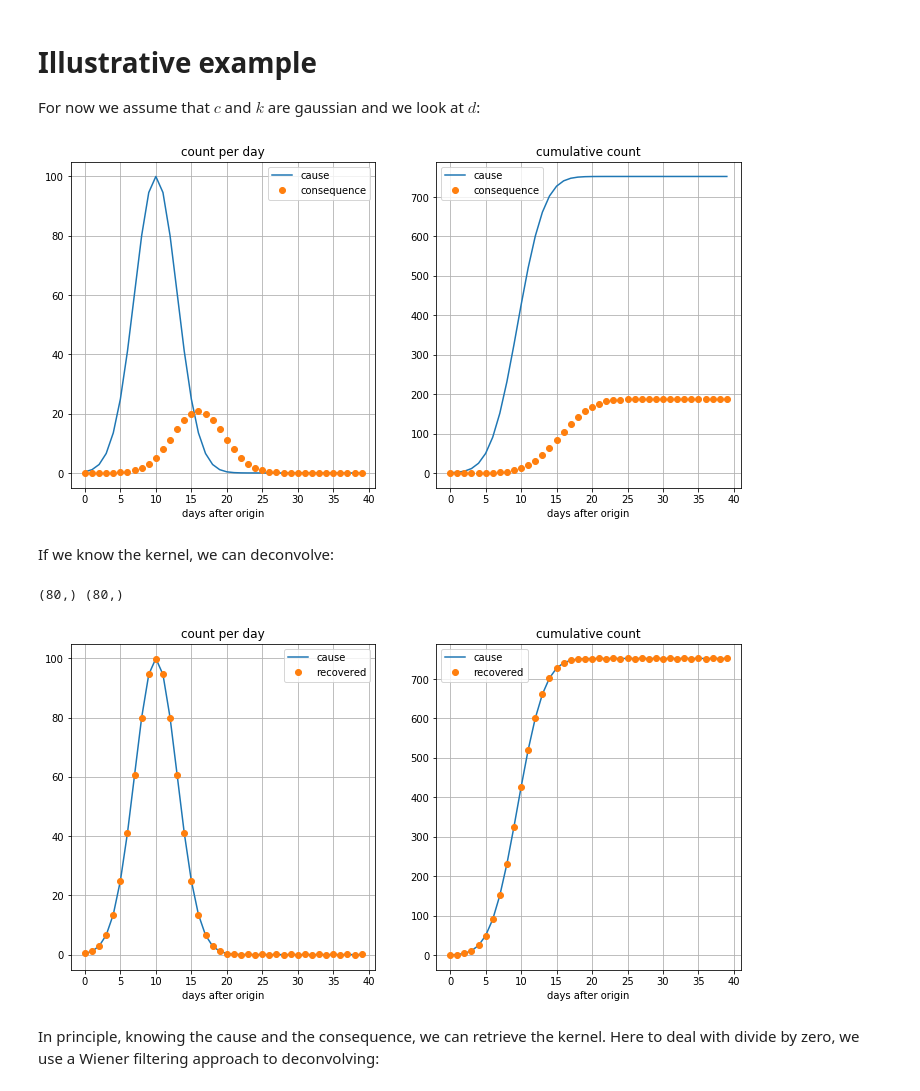
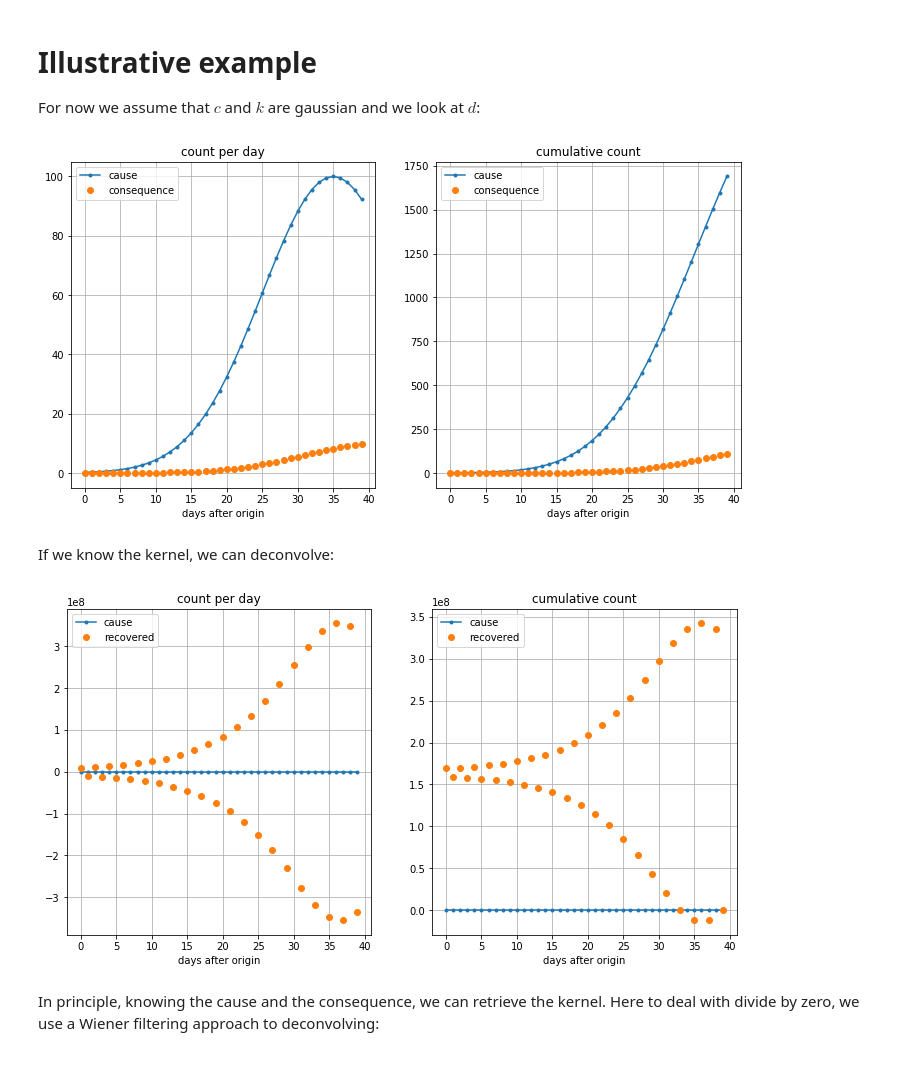
Before and after one commit to fredericpoitevin/tseries-deconvolution, a Jupyter notebook: Deconvolving_causal_time_series.ipynb, the cells around one changed output. Saved outputs shown, nothing was run; the diff lists cells and outputs as text; code cells hidden in the pictures.

```diff
--- a/Deconvolving_causal_time_series.ipynb
+++ b/Deconvolving_causal_time_series.ipynb
@@ -20,14 +20,14 @@ For now we assume that $c$ and $k$ are gaussian and we look at $d$:
 # %%
 import numpy as np
 from matplotlib import pyplot as plt
 ndays=40
 i = np.arange(-ndays,ndays)
-c = build_c(i, mode='gaussian', params=[100,10,3])
-k = build_k(i, mode='gaussian', params=[0.25,5,2])
+c = build_c(i, mode='gaussian', params=[100,35,10])
+k = build_k(i, mode='gaussian', params=[0.1,5,2])
 d = build_d(i, cause=c, kernel=k)
 display(ndays,c=c,d=d)
 # %% [output]
-[figure, old version]
+[figure, new version]
 # %% [markdown]
 If we know the kernel, we can deconvolve:
 # %%
@@ -37,8 +37,7 @@ c_recovered_fft = d_fft/k_fft
 c_recovered = np.roll(np.real(np.fft.ifft(c_recovered_fft)),ndays-1)
 display(ndays,c=c,d=c_recovered, labels=['cause', 'recovered'])
 # %% [output]
-(80,) (80,)
-[figure, old version]
+[figure, new version]
 # %% [markdown]
 In principle, knowing the cause and the consequence, we can retrieve the kernel. Here to deal with divide by zero, we use a Wiener filtering approach to deconvolving:
 # %%
```
Also changed, not shown: parts of 13 cells of this notebook.
